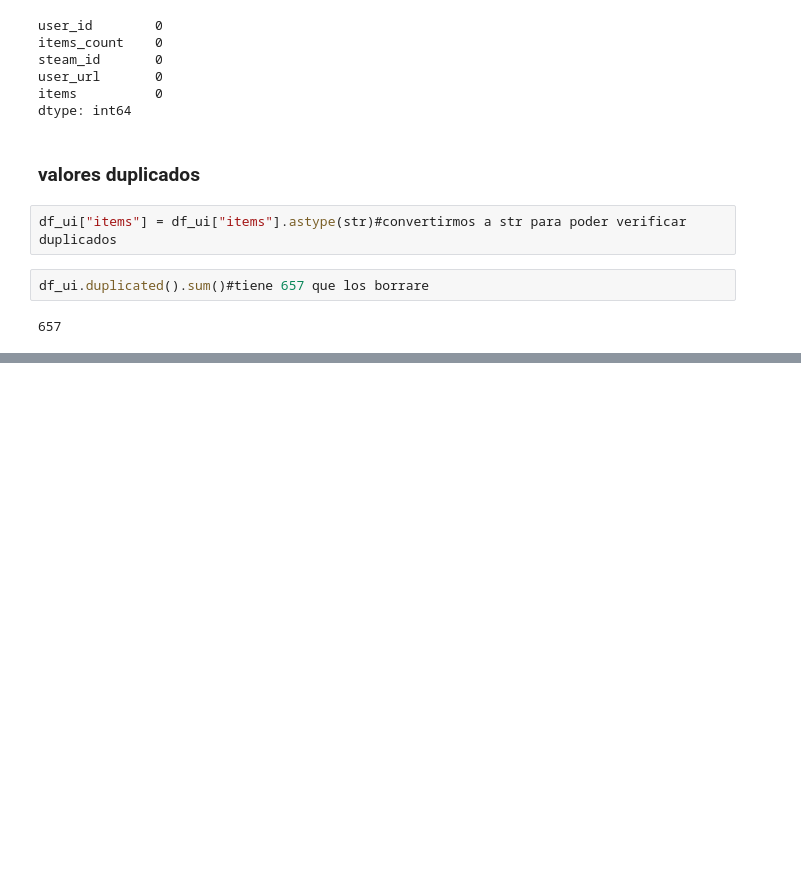
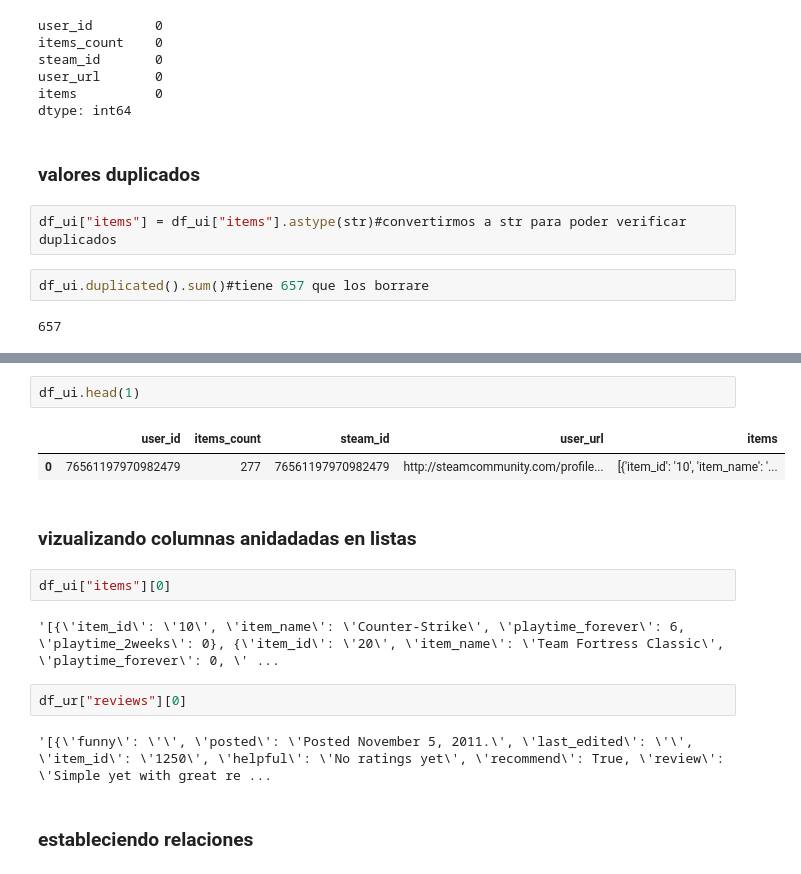
Before and after one commit to tDelbarco/PI_ML_OPS, a Jupyter notebook: ETL_&_EDA/EDA_1.ipynb, the cells around one changed output, grey strips where cells are left out. Cells and saved outputs as stored; diff of their text form; blank space fills up the shorter version.

```diff
--- a/ETL_&_EDA/EDA_1.ipynb
+++ b/ETL_&_EDA/EDA_1.ipynb
@@ -237,0 +257,17 @@ df_ui.duplicated().sum()#tiene 657 que los borrare
+# %%
+df_ui.head(1)
+# %% [output]
+|  | user_id | items_count | steam_id | user_url | items |
+| 0 | 76561197970982479 | 277 | 76561197970982479 | http://steamcommunity.com/profile... | [{'item_id': '10', 'item_name': '... |
+# %% [markdown]
+### vizualizando columnas anidadadas en listas
+# %%
+df_ui["items"][0]
+# %% [output]
+'[{\'item_id\': \'10\', \'item_name\': \'Counter-Strike\', \'playtime_forever\': 6, \'playtime_2weeks\': 0}, {\'item_id\': \'20\', \'item_name\': \'Team Fortress Classic\', \'playtime_forever\': 0, \' ...
+# %%
+df_ur["reviews"][0]
+# %% [output]
+'[{\'funny\': \'\', \'posted\': \'Posted November 5, 2011.\', \'last_edited\': \'\', \'item_id\': \'1250\', \'helpful\': \'No ratings yet\', \'recommend\': True, \'review\': \'Simple yet with great re ...
+# %% [markdown]
+### estableciendo relaciones
```
Also changed, not shown: parts of 23 cells of this notebook, 4 other files.
